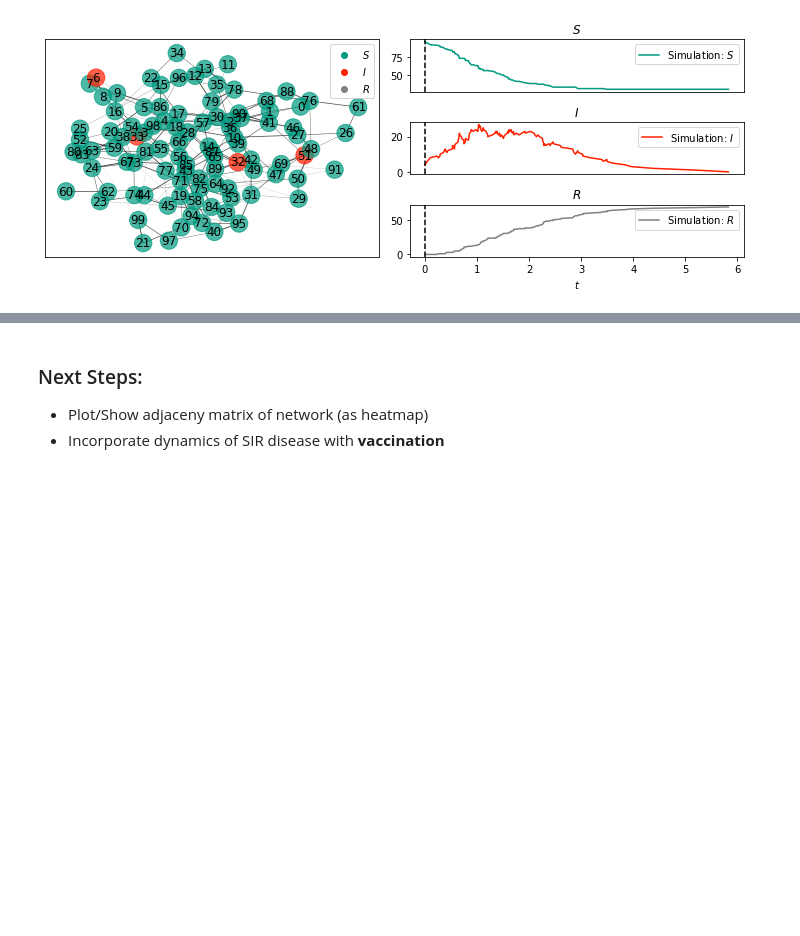
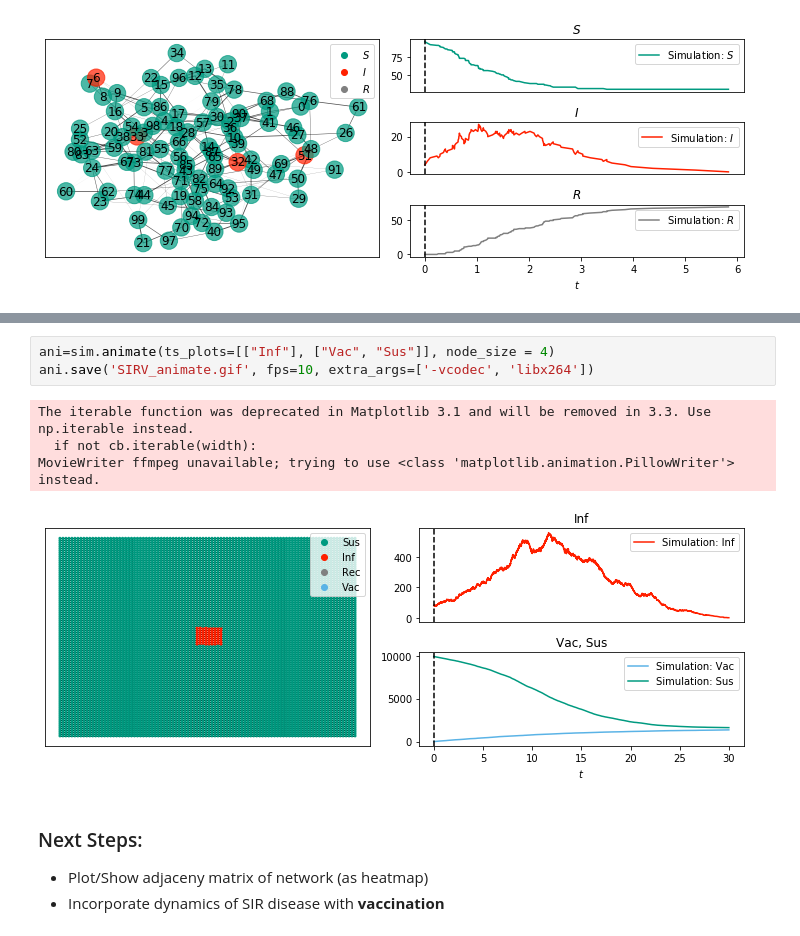
Before and after one commit to karnavr/NetworkModel, a Jupyter notebook: SIR_SmallWorldNetwork.ipynb, the cells around one changed output, grey strips where cells are left out. Cells and saved outputs as stored; diff of their text form; blank space fills up the shorter version.

```diff
--- a/SIR_SmallWorldNetwork.ipynb
+++ b/SIR_SmallWorldNetwork.ipynb
@@ -216,3 +278,11 @@ sim.animate?
+# %%
+ani=sim.animate(ts_plots=[["Inf"], ["Vac", "Sus"]], node_size = 4)
+ani.save('SIRV_animate.gif', fps=10, extra_args=['-vcodec', 'libx264'])
+# %% [output]
+The iterable function was deprecated in Matplotlib 3.1 and will be removed in 3.3. Use np.iterable instead.
+  if not cb.iterable(width):
+MovieWriter ffmpeg unavailable; trying to use <class 'matplotlib.animation.PillowWriter'> instead.
+[figure, added]
 # %% [markdown]
 ### Next Steps:
 
```
Also changed, not shown: parts of 4 cells of this notebook, 2 other files.
